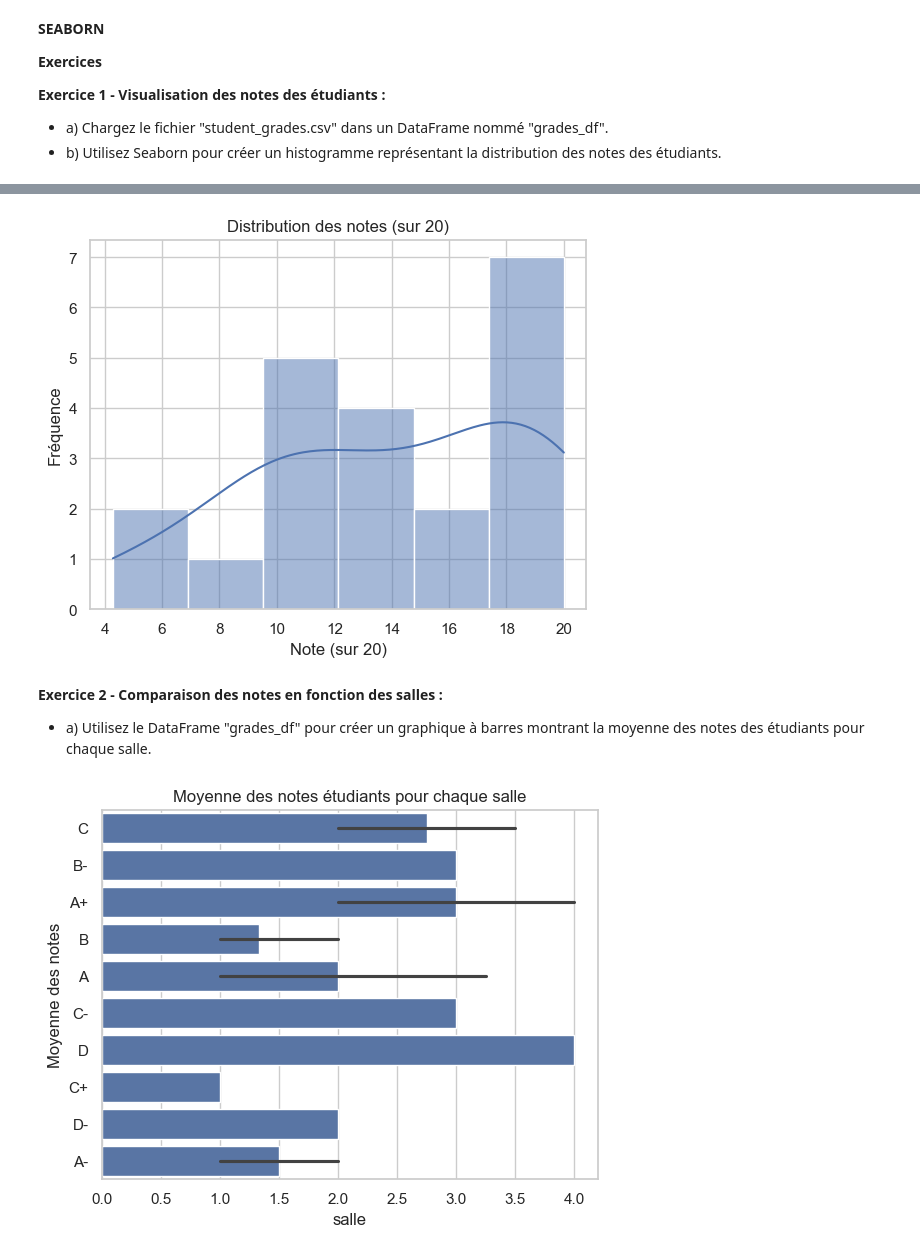
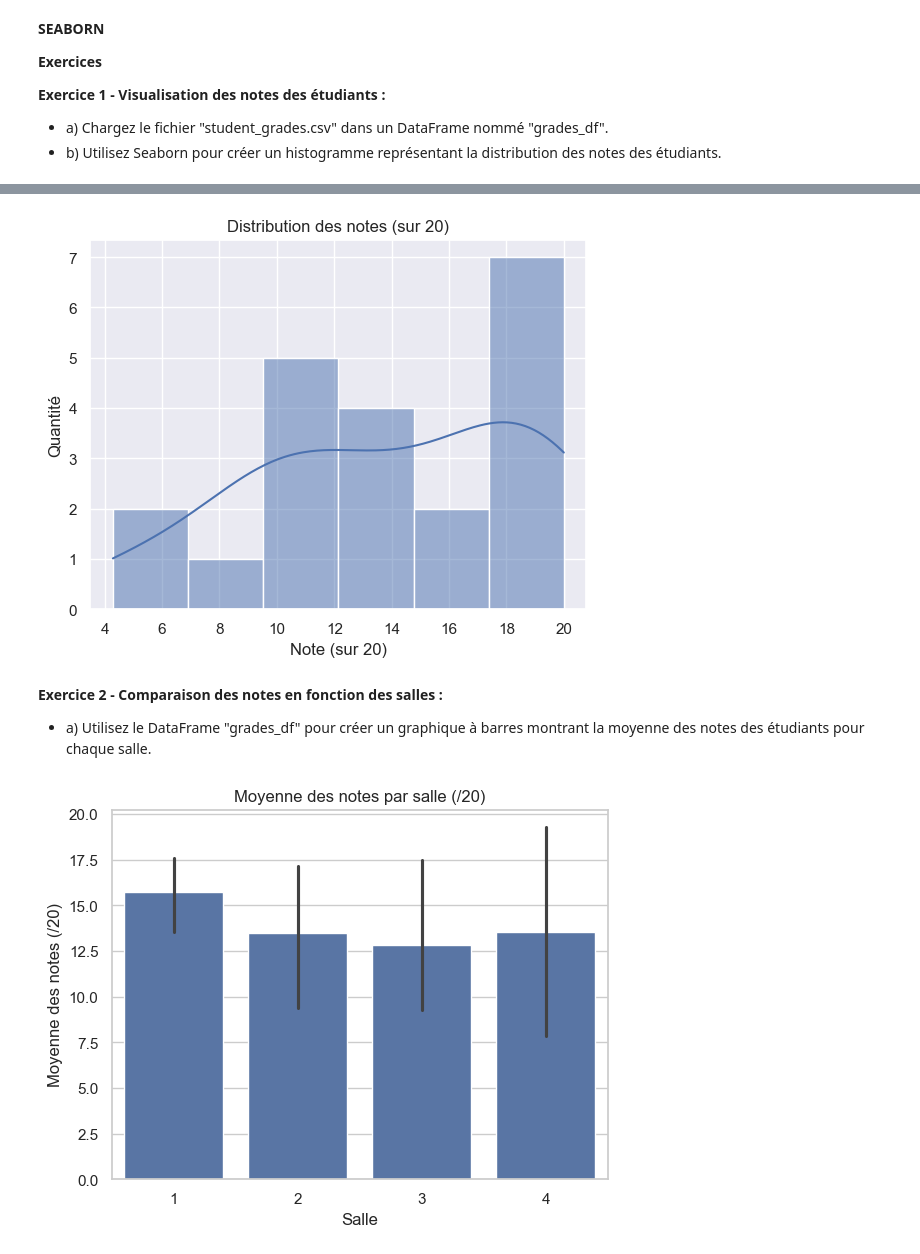
Before and after one commit to timdazayous/InitiationPython, a Jupyter notebook: Seaborn.ipynb, the cells around one changed output, grey strips where cells are left out. Cells and saved outputs as stored; diff of their text form; code cells hidden in the pictures.

```diff
--- a/Seaborn.ipynb
+++ b/Seaborn.ipynb
@@ -80,29 +42,28 @@ Successfully installed seaborn-0.13.2
 import seaborn as sns
 import matplotlib.pyplot as plt
 
-sns.set(style="whitegrid")
+sns.set(style="darkgrid")
 sns.histplot(data=grades_df, x="note_dec", kde=True)
 
 plt.title("Distribution des notes (sur 20)")
 plt.xlabel("Note (sur 20)")
-plt.ylabel("Fréquence")
+plt.ylabel("Quantité")
 
 plt.show()
 # %% [output]
-[figure, old version]
+[figure, new version]
 # %% [markdown]
 **Exercice 2 - Comparaison des notes en fonction des salles :**
 * a) Utilisez le DataFrame "grades_df" pour créer un graphique à barres montrant la moyenne des notes des étudiants pour chaque salle.
 # %%
 sns.set(style="whitegrid")
 
-# Graphique à barres: Moyenne des notes par salle
-sns.barplot(data=grades_df, x="salle", y="note", estimator="mean")
+sns.barplot(data=grades_df, x="salle", y="note_dec", estimator="mean") # estimator="mean" calcule la moyenne de note_dec par salle (de y par x)
 
-plt.title("Moyenne des notes étudiants pour chaque salle")
-plt.xlabel('salle')
-plt.ylabel('Moyenne des notes')
+plt.title("Moyenne des notes par salle (/20)")
+plt.xlabel("Salle")
+plt.ylabel("Moyenne des notes (/20)")
 
 plt.show()
 # %% [output]
-[figure, old version]
+[figure, new version]
```
Also changed, not shown: parts of 4 cells of this notebook.
